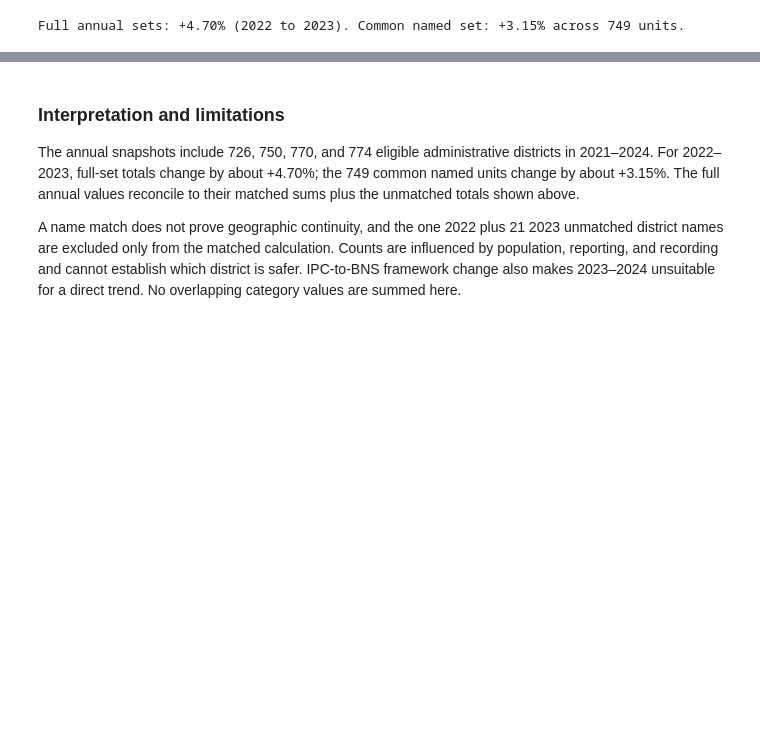
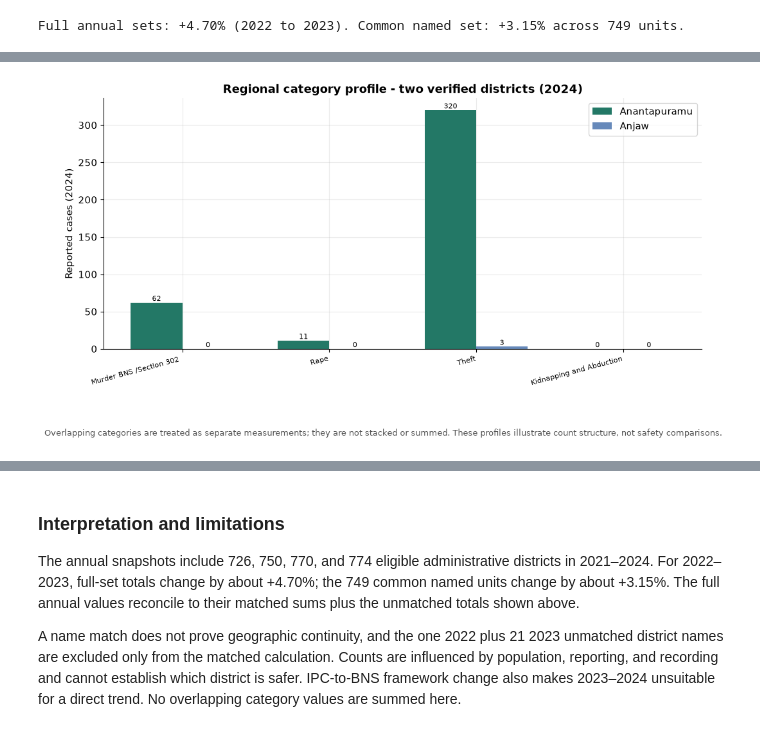
Before and after one commit to kiran-8287/crimescope, a Jupyter notebook: notebooks/02_statistics_and_trends.ipynb, the cells around one changed output, grey strips where cells are left out. Saved outputs shown, nothing was run; the diff lists cells and outputs as text; code cells hidden in the pictures; blank space fills up the shorter version.

```diff
--- a/notebooks/02_statistics_and_trends.ipynb
+++ b/notebooks/02_statistics_and_trends.ipynb
@@ -181,0 +284,39 @@ plt.show()
+# %%
+
+# Figure N02-04 · regional_category_profile
+# Grouped bars for two verified units across a small, explicitly selected set of offence categories (2024).
+profile_cats = ["Murder BNS /Section 302 IPC)", "Rape", "Theft", "Kidnapping and Abduction (Total)"]
+# resolve available category ids
+rows = []
+for cat in profile_cats:
+    cid = db.execute("SELECT category_id FROM crime_observations WHERE year=2024 AND original_category=? GROUP BY category_id", (cat,)).fetchone()
+    if cid is None:
+        continue
+    cid = cid[0]
+    for dist in ["Anantapuramu", "Anjaw"]:
+        v = db.execute("""SELECT reported_value FROM crime_observations
+            WHERE year=2024 AND region_type='administrative_district' AND region_name=?
+              AND quality_status='valid' AND comparison_status='eligible' AND category_id=?""", (dist, cid)).fetchone()
+        rows.append({"district": dist, "category": cat, "cases": int(v[0]) if v else 0})
+prof = pd.DataFrame(rows)
+
+fig, ax = plt.subplots(figsize=(10, 4.8), constrained_layout=True)
+x = np.arange(len(profile_cats))
+width = 0.35
+for i, dist in enumerate(["Anantapuramu", "Anjaw"]):
+    vals = [int(prof[(prof["district"] == dist) & (prof["category"] == c)]["cases"].iloc[0])
+            if len(prof[(prof["district"] == dist) & (prof["category"] == c)]) else 0
+            for c in profile_cats]
+    ax.bar(x + (i - 0.5) * width, vals, width, label=dist, color=SERIES[i])
+    for xi, v in zip(x + (i - 0.5) * width, vals):
+        ax.text(xi, v, str(v), ha="center", va="bottom", fontsize=8)
+ax.set_xticks(x)
+ax.set_xticklabels([c[:24] for c in profile_cats], rotation=15, ha="right", fontsize=8)
+ax.set_ylabel("Reported cases (2024)")
+ax.set_title("Regional category profile - two verified districts (2024)")
+ax.legend()
+fig_note(fig, "Overlapping categories are treated as separate measurements; they are not stacked or summed. "
+              "These profiles illustrate count structure, not safety comparisons.")
+plt.show()
+# %% [output]
+[figure, added]
```
Also changed, not shown: parts of 14 cells of this notebook, 51 other files.
